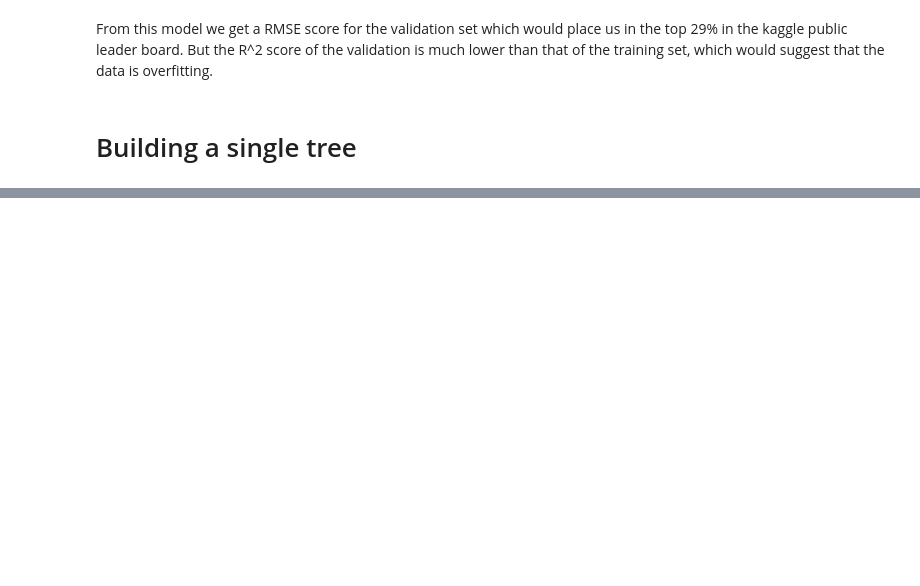
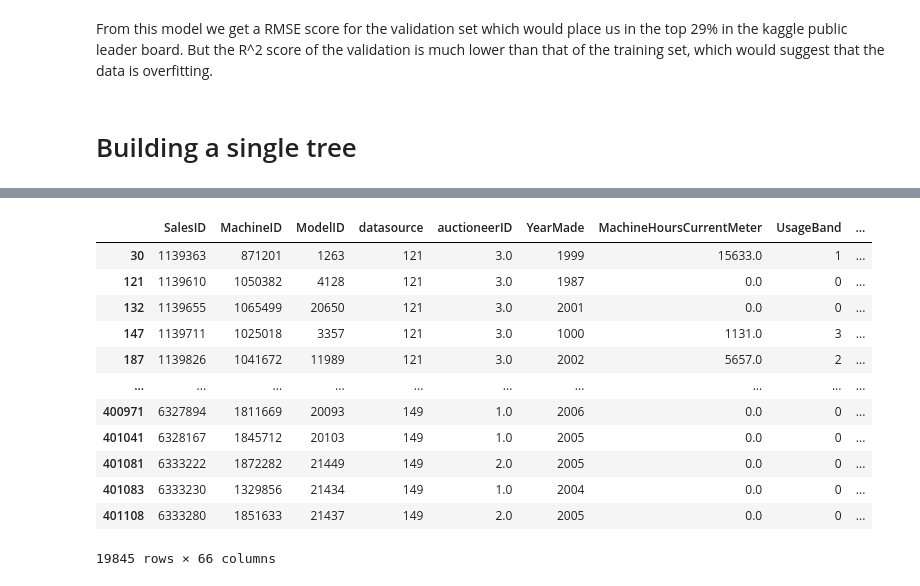
Before and after one commit to wolfdale229/100daysofmlcodes, a Jupyter notebook: intro to ml (fastai)/Random forest.ipynb, the cells around one changed output, grey strips where cells are left out. Drawn from its saved outputs; the diff is of its cells as text; code cells hidden in the pictures; blank space fills up the shorter version.

```diff
--- a/intro to ml (fastai)/Random forest.ipynb
+++ b/intro to ml (fastai)/Random forest.ipynb
@@ -275,0 +362,16 @@ draw_tree(rf.estimators_[0], df, precision=3, ratio=0.9)
+# %%
+df[df['Coupler_System'] <= 1].
+# %% [output]
+|  | SalesID | MachineID | ModelID | datasource | auctioneerID | YearMade | MachineHoursCurrentMeter | UsageBand | ... |
+| 30 | 1139363 | 871201 | 1263 | 121 | 3.0 | 1999 | 15633.0 | 1 | ... |
+| 121 | 1139610 | 1050382 | 4128 | 121 | 3.0 | 1987 | 0.0 | 0 | ... |
+| 132 | 1139655 | 1065499 | 20650 | 121 | 3.0 | 2001 | 0.0 | 0 | ... |
+| 147 | 1139711 | 1025018 | 3357 | 121 | 3.0 | 1000 | 1131.0 | 3 | ... |
+| 187 | 1139826 | 1041672 | 11989 | 121 | 3.0 | 2002 | 5657.0 | 2 | ... |
+| ... | ... | ... | ... | ... | ... | ... | ... | ... | ... |
+| 400971 | 6327894 | 1811669 | 20093 | 149 | 1.0 | 2006 | 0.0 | 0 | ... |
+| 401041 | 6328167 | 1845712 | 20103 | 149 | 1.0 | 2005 | 0.0 | 0 | ... |
+| 401081 | 6333222 | 1872282 | 21449 | 149 | 2.0 | 2005 | 0.0 | 0 | ... |
+| 401083 | 6333230 | 1329856 | 21434 | 149 | 1.0 | 2004 | 0.0 | 0 | ... |
+| 401108 | 6333280 | 1851633 | 21437 | 149 | 2.0 | 2005 | 0.0 | 0 | ... |
+19845 rows × 66 columns
```
Also changed, not shown: parts of 15 cells of this notebook, 8 other files.
